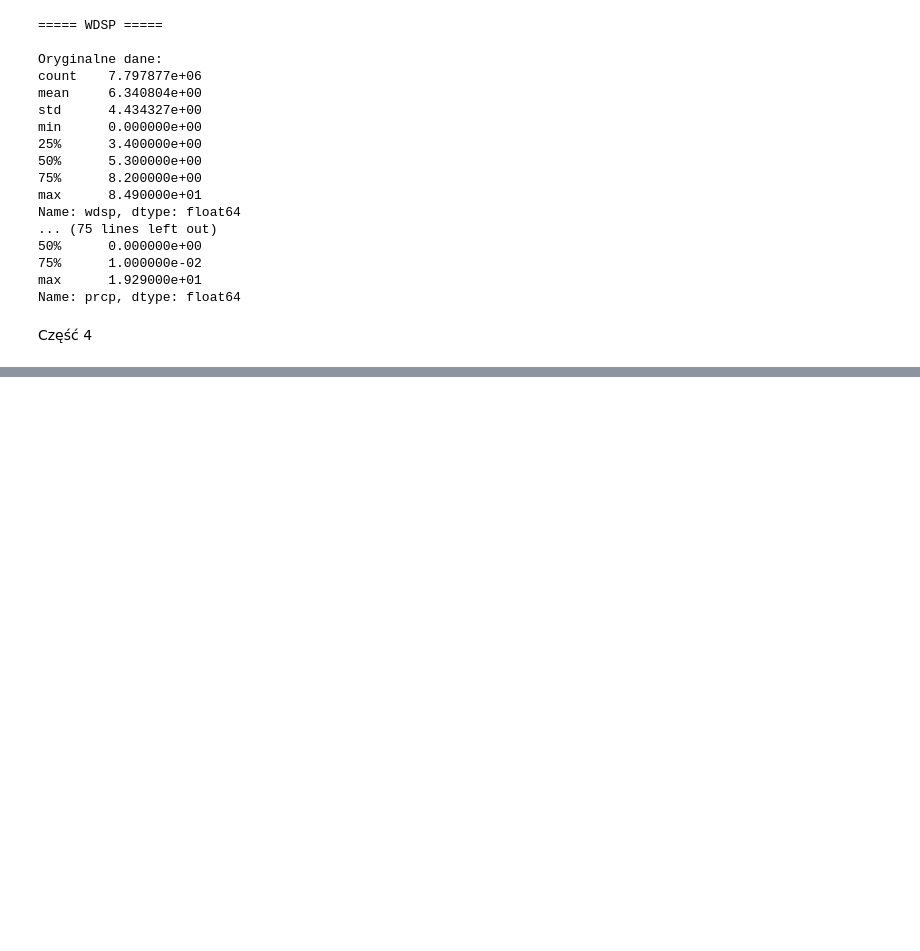
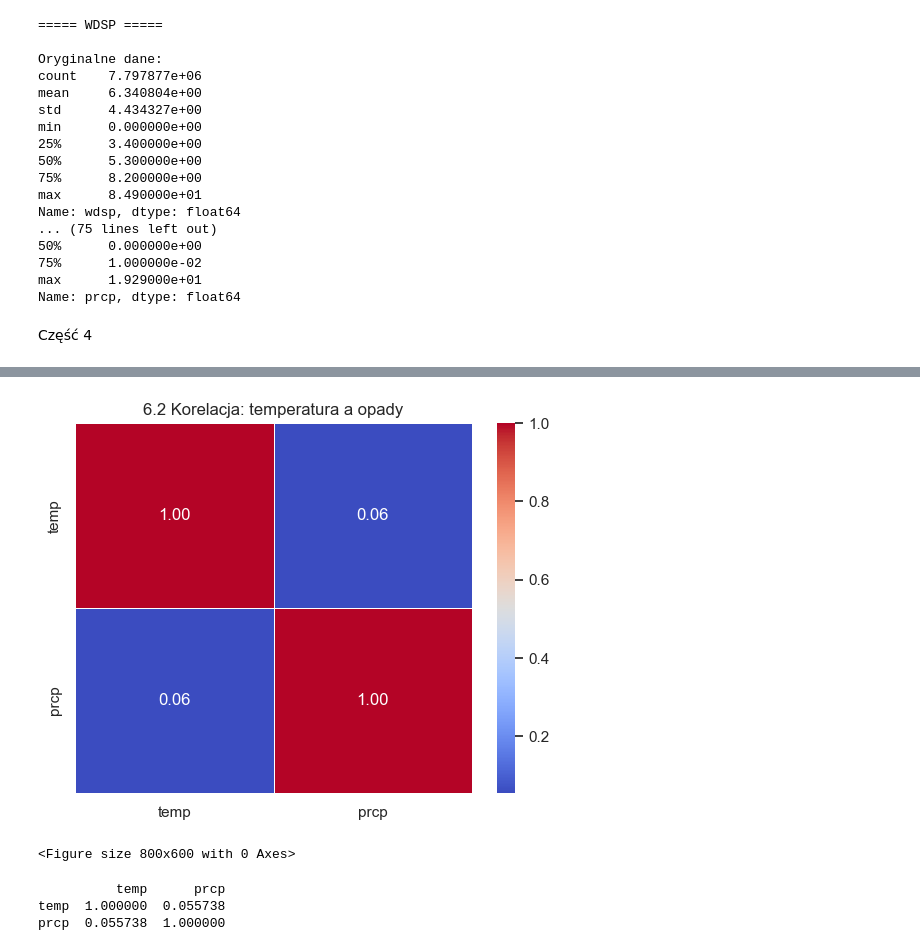
Before and after one commit to awalicki/Big_Data, a Jupyter notebook: Walicki_Dziuba_ZD2.ipynb, the cells around one changed output, grey strips where cells are left out. Cells and saved outputs as stored; diff of their text form; code cells hidden in the pictures; blank space fills up the shorter version.

```diff
--- a/Walicki_Dziuba_ZD2.ipynb
+++ b/Walicki_Dziuba_ZD2.ipynb
@@ -516,0 +559,17 @@ plt.show()
+# %%
+#6.2
+cols_62 = ["temp", "prcp"]
+
+corr_62 = correlation_heatmap(
+    df,
+    cols_62,
+    "6.2 Korelacja: temperatura a opady"
+)
+
+print(corr_62)
+# %% [output]
+[figure, added]
+<Figure size 800x600 with 0 Axes>
+          temp      prcp
+temp  1.000000  0.055738
+prcp  0.055738  1.000000
```
Also changed, not shown: parts of 10 cells of this notebook.
